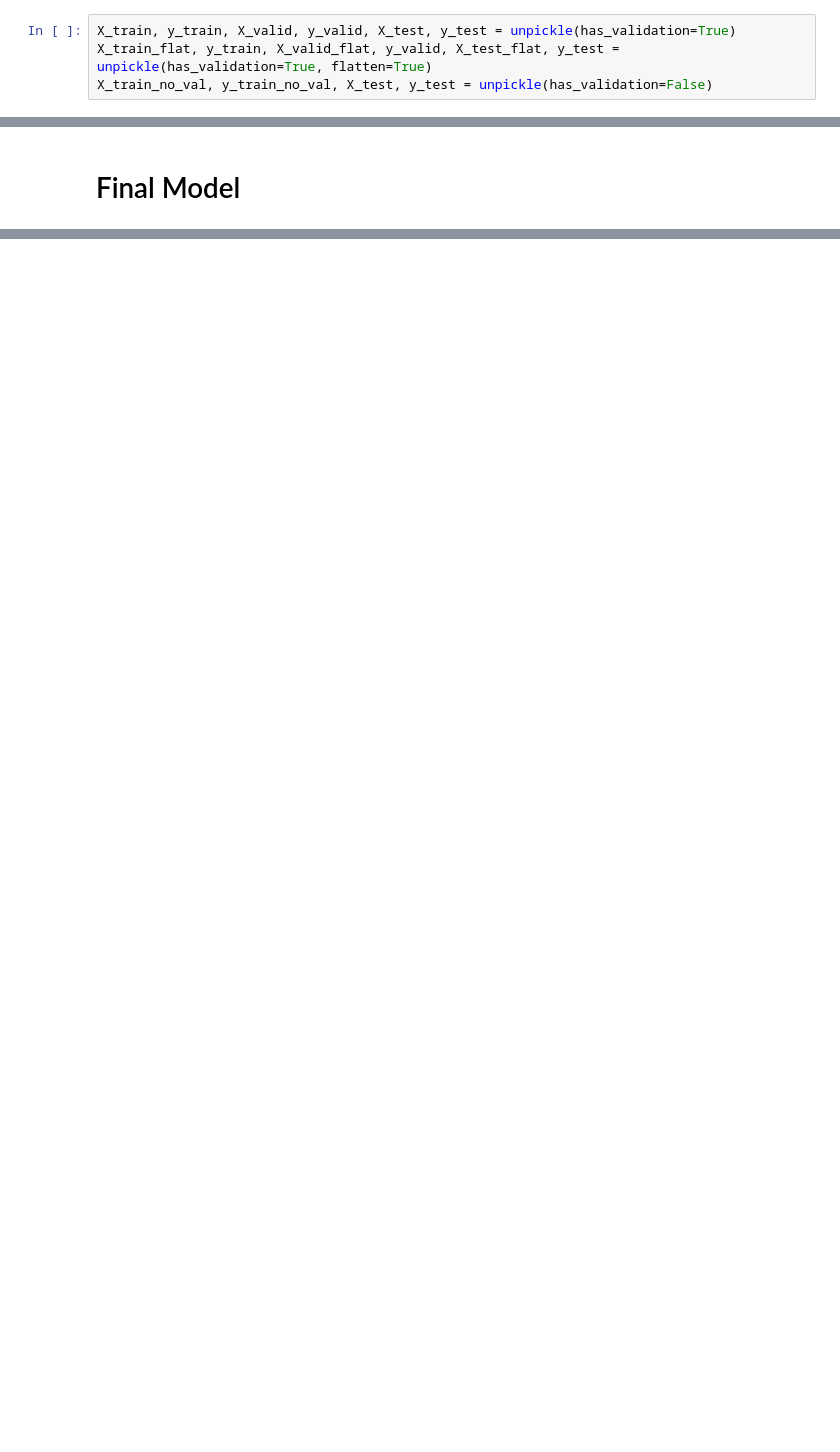
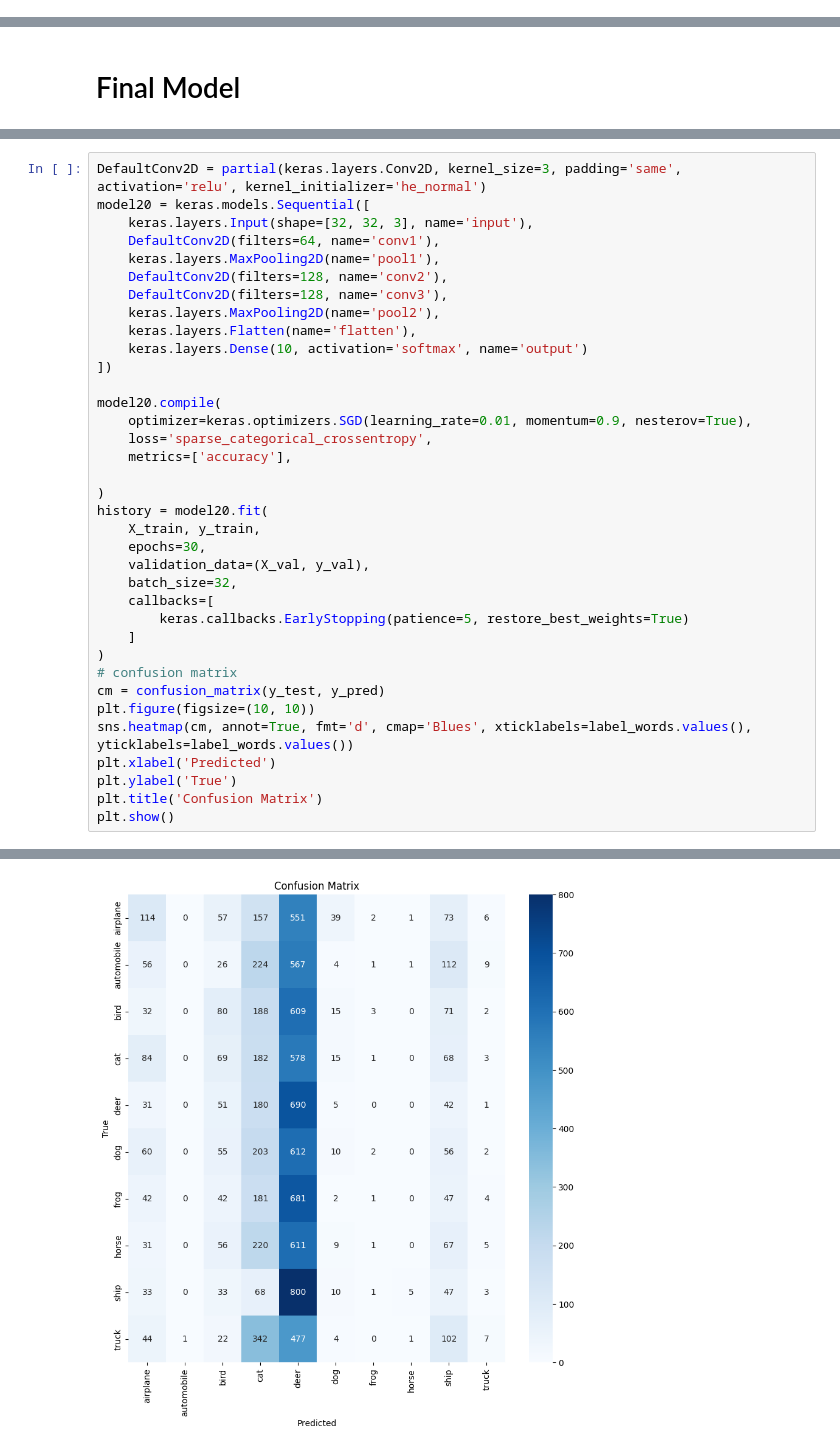
Before and after one commit to bradenkirkpatrick/NN-final, a Jupyter notebook: main.ipynb, the cells around one changed output, grey strips where cells are left out. Cells and saved outputs as stored; diff of their text form; blank space fills up the shorter version.

Commit message:
new model with 82.6% Test accuracy

```diff
--- a/main.ipynb
+++ b/main.ipynb
@@ -125,4 +82,0 @@ def plot_cifar10_images(images, labels):
-# %%
-X_train, y_train, X_valid, y_valid, X_test, y_test = unpickle(has_validation=True)
-X_train_flat, y_train, X_valid_flat, y_valid, X_test_flat, y_test = unpickle(has_validation=True, flatten=True)
-X_train_no_val, y_train_no_val, X_test, y_test = unpickle(has_validation=False)
@@ -1595,0 +1557,37 @@ weighted avg       0.68      0.67      0.67     10000
+# %%
+DefaultConv2D = partial(keras.layers.Conv2D, kernel_size=3, padding='same', activation='relu', kernel_initializer='he_normal')
+model20 = keras.models.Sequential([
+    keras.layers.Input(shape=[32, 32, 3], name='input'),
+    DefaultConv2D(filters=64, name='conv1'),
+    keras.layers.MaxPooling2D(name='pool1'),
+    DefaultConv2D(filters=128, name='conv2'),
+    DefaultConv2D(filters=128, name='conv3'),
+    keras.layers.MaxPooling2D(name='pool2'),
+    keras.layers.Flatten(name='flatten'),
+    keras.layers.Dense(10, activation='softmax', name='output')
+])
+
+model20.compile(
+    optimizer=keras.optimizers.SGD(learning_rate=0.01, momentum=0.9, nesterov=True),
+    loss='sparse_categorical_crossentropy',
+    metrics=['accuracy'],
+
+)
+history = model20.fit(
+    X_train, y_train,
+    epochs=30,
+    validation_data=(X_val, y_val),
+    batch_size=32,
+    callbacks=[
+        keras.callbacks.EarlyStopping(patience=5, restore_best_weights=True)
+    ]
+)
+# confusion matrix
+cm = confusion_matrix(y_test, y_pred)
+plt.figure(figsize=(10, 10))
+sns.heatmap(cm, annot=True, fmt='d', cmap='Blues', xticklabels=label_words.values(), yticklabels=label_words.values())
+plt.xlabel('Predicted')
+plt.ylabel('True')
+plt.title('Confusion Matrix')
+plt.show()
+# %% [output]
@@ -1595,0 +1612 @@ weighted avg       0.68      0.67      0.67     10000
+[figure, added]
```
Also changed, not shown: parts of 11 cells of this notebook.
